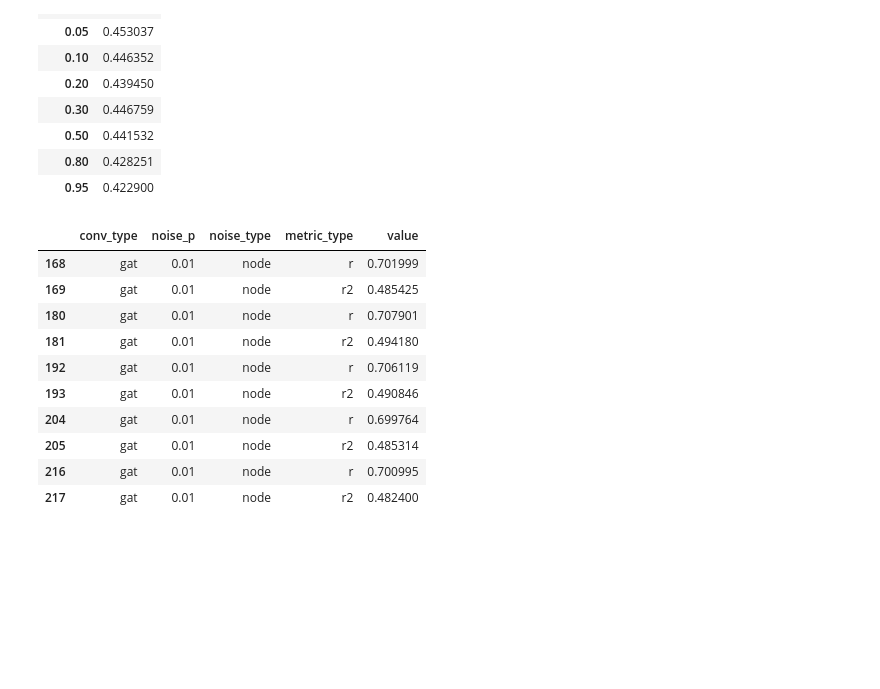
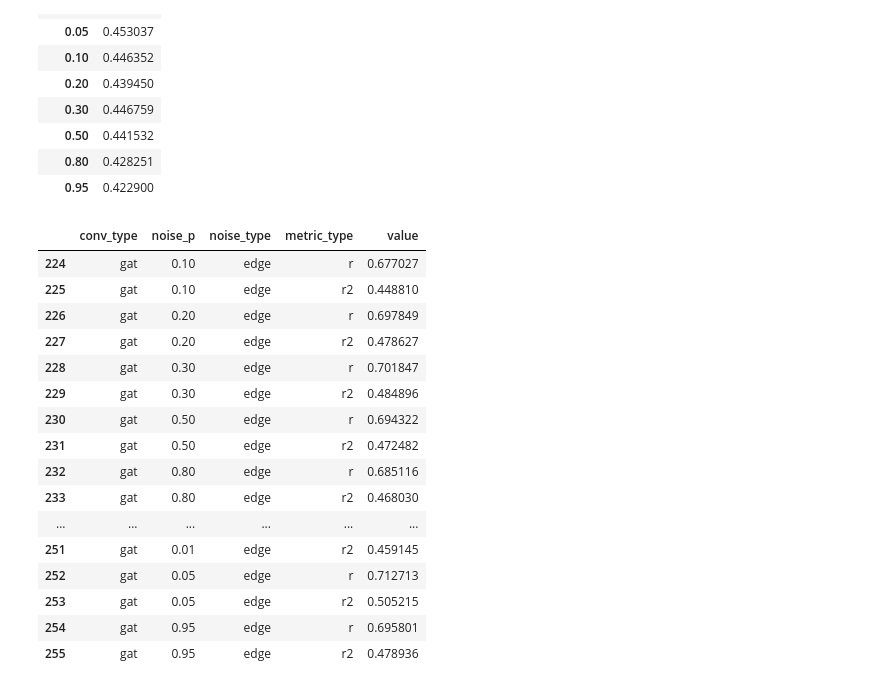
Before and after one commit to kamilest/brain-age-gnn, a Jupyter notebook: notebooks/model_selection.ipynb, the cells around one changed output. Cells and saved outputs as stored; diff of their text form; code cells hidden in the pictures; blank space fills up the shorter version.

```diff
--- a/notebooks/model_selection.ipynb
+++ b/notebooks/model_selection.ipynb
@@ -379,19 +444,25 @@ df_noise[(df_noise['conv_type'] == 'gcn') & (df_noise['noise_type']=='node') & (
 # %%
-# # for v in gat_node.keys():
-#     p = float(re.search('random_state_.\.p=(.*)', v).group(1))
-#     df_noise.loc[i+df_noise.shape[0]] = ['gat', p, 'node', 'r', gat_node[v][0]]
-#     df_noise.loc[i+df_noise.shape[0]] = ['gat', p, 'node', 'r2', gat_node[v][1]]
+for v in gat_edge_noise.keys():
+    p = float(re.search('random_state_.\.p=(.*)', v).group(1))
+    df_noise.loc[i+df_noise.shape[0]] = ['gat', p, 'edge', 'r', gat_edge_noise[v][0]]
+    df_noise.loc[i+df_noise.shape[0]] = ['gat', p, 'edge', 'r2', gat_edge_noise[v][1]]
 # %%
-df_noise[(df_noise['conv_type'] == 'gat') & (df_noise['noise_type']=='node')& (df_noise['noise_p']== 0.01)]
+df_noise[(df_noise['conv_type'] == 'gat') & (df_noise['noise_type']=='edge')]
 # %% [output]
 |  | conv_type | noise_p | noise_type | metric_type | value |
-| 168 | gat | 0.01 | node | r | 0.701999 |
-| 169 | gat | 0.01 | node | r2 | 0.485425 |
-| 180 | gat | 0.01 | node | r | 0.707901 |
-| 181 | gat | 0.01 | node | r2 | 0.494180 |
-| 192 | gat | 0.01 | node | r | 0.706119 |
-| 193 | gat | 0.01 | node | r2 | 0.490846 |
-| 204 | gat | 0.01 | node | r | 0.699764 |
-| 205 | gat | 0.01 | node | r2 | 0.485314 |
-| 216 | gat | 0.01 | node | r | 0.700995 |
-| 217 | gat | 0.01 | node | r2 | 0.482400 |
+| 224 | gat | 0.10 | edge | r | 0.677027 |
+| 225 | gat | 0.10 | edge | r2 | 0.448810 |
+| 226 | gat | 0.20 | edge | r | 0.697849 |
+| 227 | gat | 0.20 | edge | r2 | 0.478627 |
+| 228 | gat | 0.30 | edge | r | 0.701847 |
+| 229 | gat | 0.30 | edge | r2 | 0.484896 |
+| 230 | gat | 0.50 | edge | r | 0.694322 |
+| 231 | gat | 0.50 | edge | r2 | 0.472482 |
+| 232 | gat | 0.80 | edge | r | 0.685116 |
+| 233 | gat | 0.80 | edge | r2 | 0.468030 |
+| ... | ... | ... | ... | ... | ... |
+| 251 | gat | 0.01 | edge | r2 | 0.459145 |
+| 252 | gat | 0.05 | edge | r | 0.712713 |
+| 253 | gat | 0.05 | edge | r2 | 0.505215 |
+| 254 | gat | 0.95 | edge | r | 0.695801 |
+| 255 | gat | 0.95 | edge | r2 | 0.478936 |
```
Also changed, not shown: parts of 3 cells of this notebook, 1 other file.
